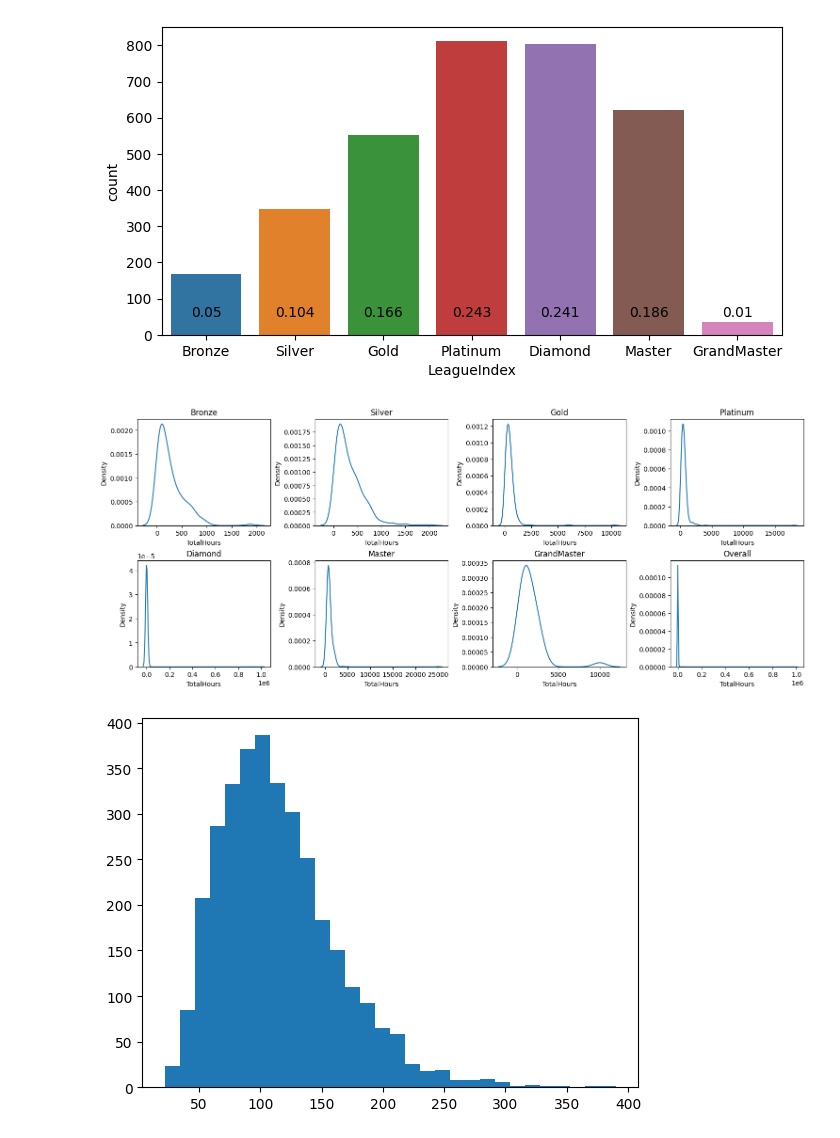
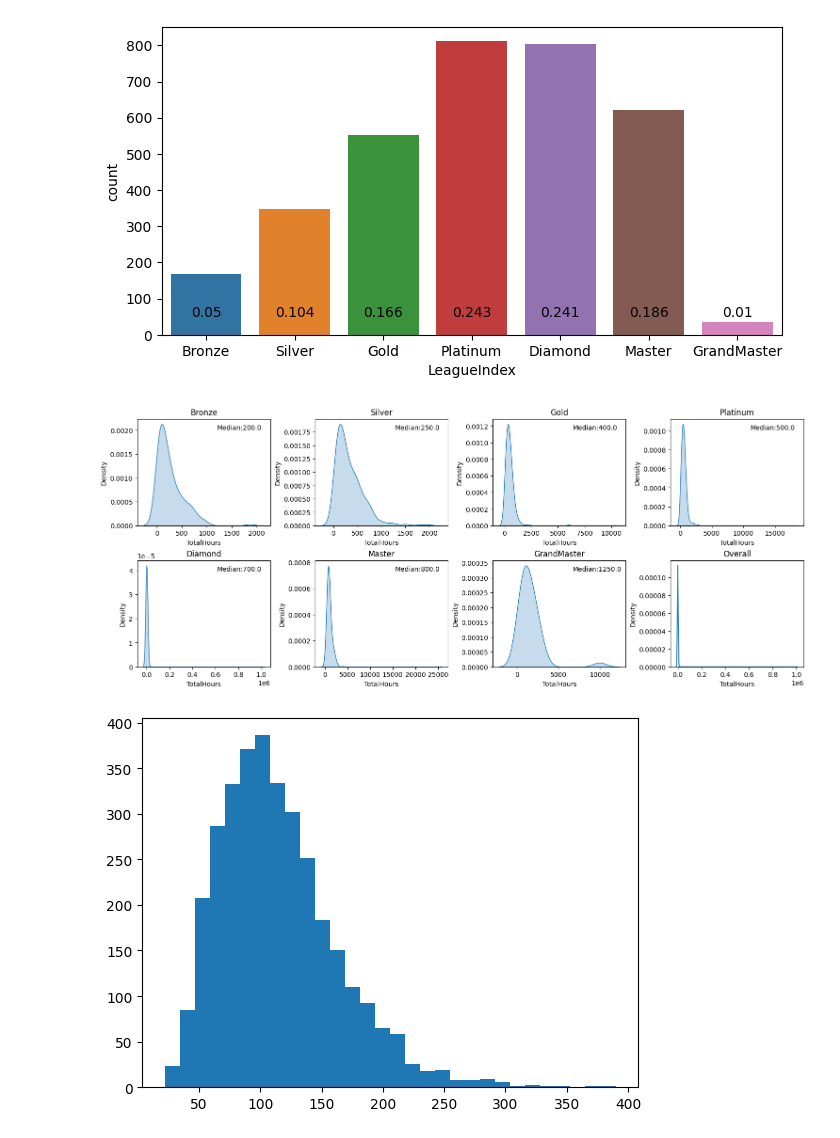
Before and after one commit to nihal-DS/StarCraft-II-Rank-Analysis, a Jupyter notebook: Starcraft1.ipynb, the cells around one changed output. Saved outputs shown, nothing was run; the diff lists cells and outputs as text; code cells hidden in the pictures.

Commit message:
plots

```diff
--- a/Starcraft1.ipynb
+++ b/Starcraft1.ipynb
@@ -95,15 +119,22 @@ plt.xticks(ticks = range(0,7), labels = ['Bronze', 'Silver', 'Gold', 'Platinum',
 # %% [output]
 [figure]
 # %%
-labels = ['Bronze', 'Silver', 'Gold', 'Platinum', 'Diamond', 'Master', 'GrandMaster']
-fig, ax = plt.subplots(2, 4, figsize = (15, 6), layout = 'constrained')
-for i in range(7):
-    sns.kdeplot(df.loc[df.LeagueIndex == i+1]['TotalHours'], ax = ax.flat[i])
-    ax.flat[i].title.set_text(labels[i])
-sns.kdeplot(df.TotalHours, ax = ax.flat[7])
-ax.flat[7].title.set_text('Overall')
+def plot_totalhours():
+    labels = ['Bronze', 'Silver', 'Gold', 'Platinum', 'Diamond', 'Master', 'GrandMaster']
+    fig, ax = plt.subplots(2, 4, figsize = (15, 6), layout = 'constrained')
+    for i in range(7):
+        data = df.loc[df.LeagueIndex == i+1]['TotalHours']
+        median = data.median()
+        sns.kdeplot(data, fill = True, ax = ax.flat[i])
+        ax.flat[i].title.set_text(labels[i])
+        ax.flat[i].text(x = 0.6, y = 0.9, s = f"Median:{median}", transform=ax.flat[i].transAxes)
+    sns.kdeplot(df.TotalHours, ax = ax.flat[7])
+    ax.flat[7].title.set_text('Overall')
+    plt.show();
+
+plot_totalhours()
 # %% [output]
-[figure, old version]
+[figure, new version]
 # %%
 plt.hist(df.APM, bins = 30);
 # %% [output]
```
Also changed, not shown: parts of 7 cells of this notebook.
